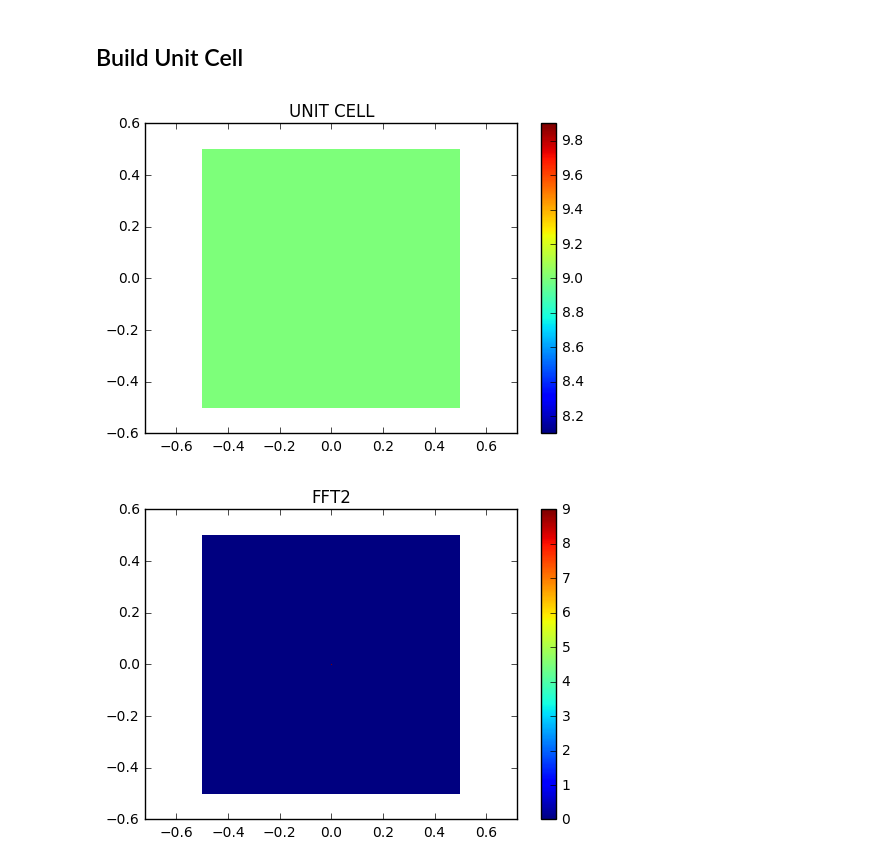
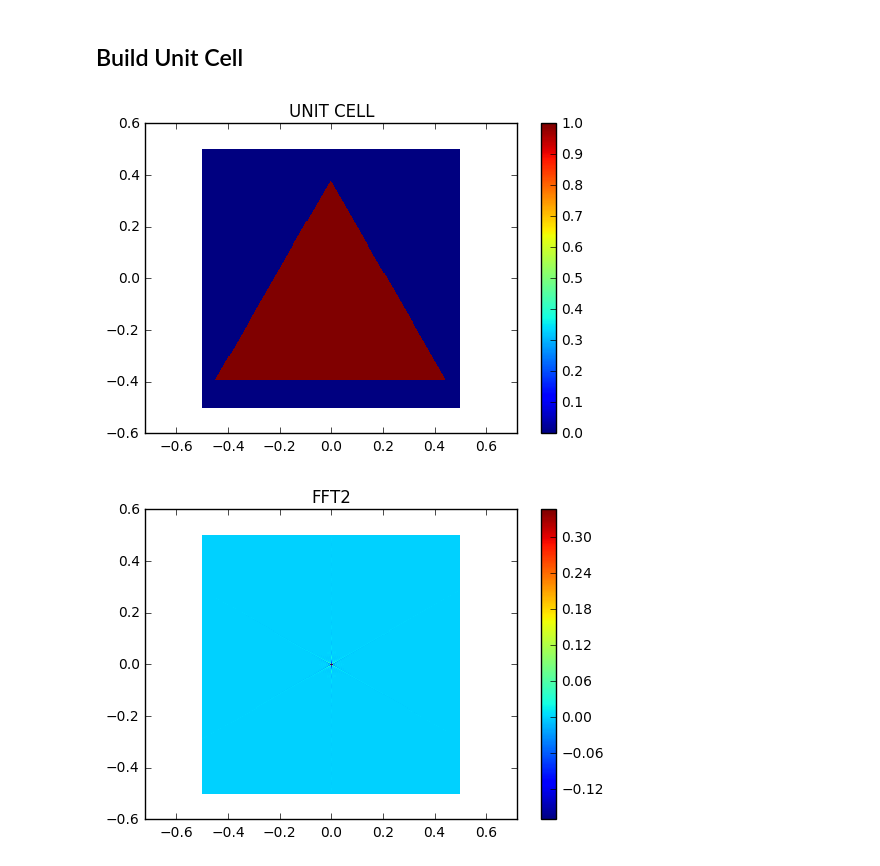
Before and after one commit to blee3014/RCWA, a Jupyter notebook: Practice FFT2.ipynb, the cells around one changed output. Cells and saved outputs as stored; diff of their text form; code cells hidden in the pictures.

```diff
--- a/Practice FFT2.ipynb
+++ b/Practice FFT2.ipynb
@@ -21,35 +21,35 @@ NQ = NP
 dx = a/Nx
 dy = a/Ny
 xa = np.arange(0, Nx)*dx
 ya = np.arange(0, Ny)*dy
 xa = xa - np.average(xa)
 ya = ya - np.average(ya)
 X, Y = np.meshgrid(xa, ya)
 
 # Grid indices of the triangle
 h = w*np.sqrt(3.0)/2
 ny = int(np.round(h/dy))
 ny1 = int(np.floor((Ny-ny)/2.0))
 ny2 = ny1 + ny - 1
 
 
 UC = np.zeros((Nx, Ny))
 for ny in range(ny1, ny2+1):
     f = 1 - float((ny-ny1 + 1))/(ny2 - ny1 + 1)
     nx = int(np.round(f*w/dx))
     nx1 = int(np.floor((Nx-nx)/2.0))
     nx2 = nx1 + nx - 1
     UC[nx1:nx2, ny-1] = 1
 
-UC = np.ones((Nx, Ny)) * 9.0
+# UC = np.ones((Nx, Ny)) * 9.0
 
 plt.pcolormesh(xa, ya, UC.T)
 plt.axis('equal')
 plt.colorbar()
 plt.title('UNIT CELL')
 plt.show()
 # %% [output]
-[figure, old version]
+[figure, new version]
 # %%
 A = fftshift(fft2(UC))/(Nx*Ny)
 
@@ -59,7 +59,7 @@ plt.colorbar()
 plt.title('FFT2')
 plt.show()
 # %% [output]
-[figure, old version]
+[figure, new version]
 # %%
 p0 = int(np.ceil(Nx/2))
 q0 = int(np.ceil(Ny/2))
```
Also changed, not shown: parts of 1 cell of this notebook, 1 other file.
